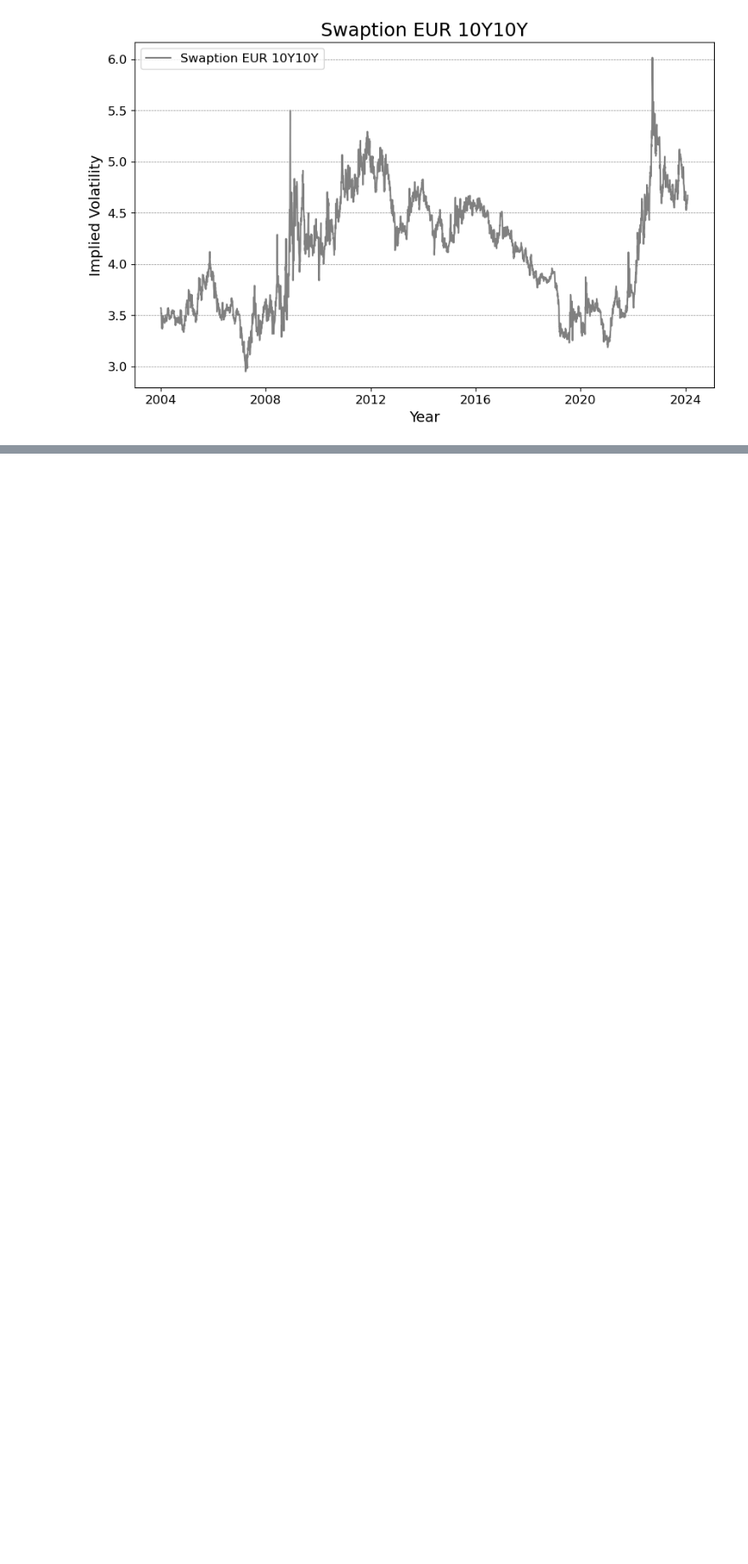
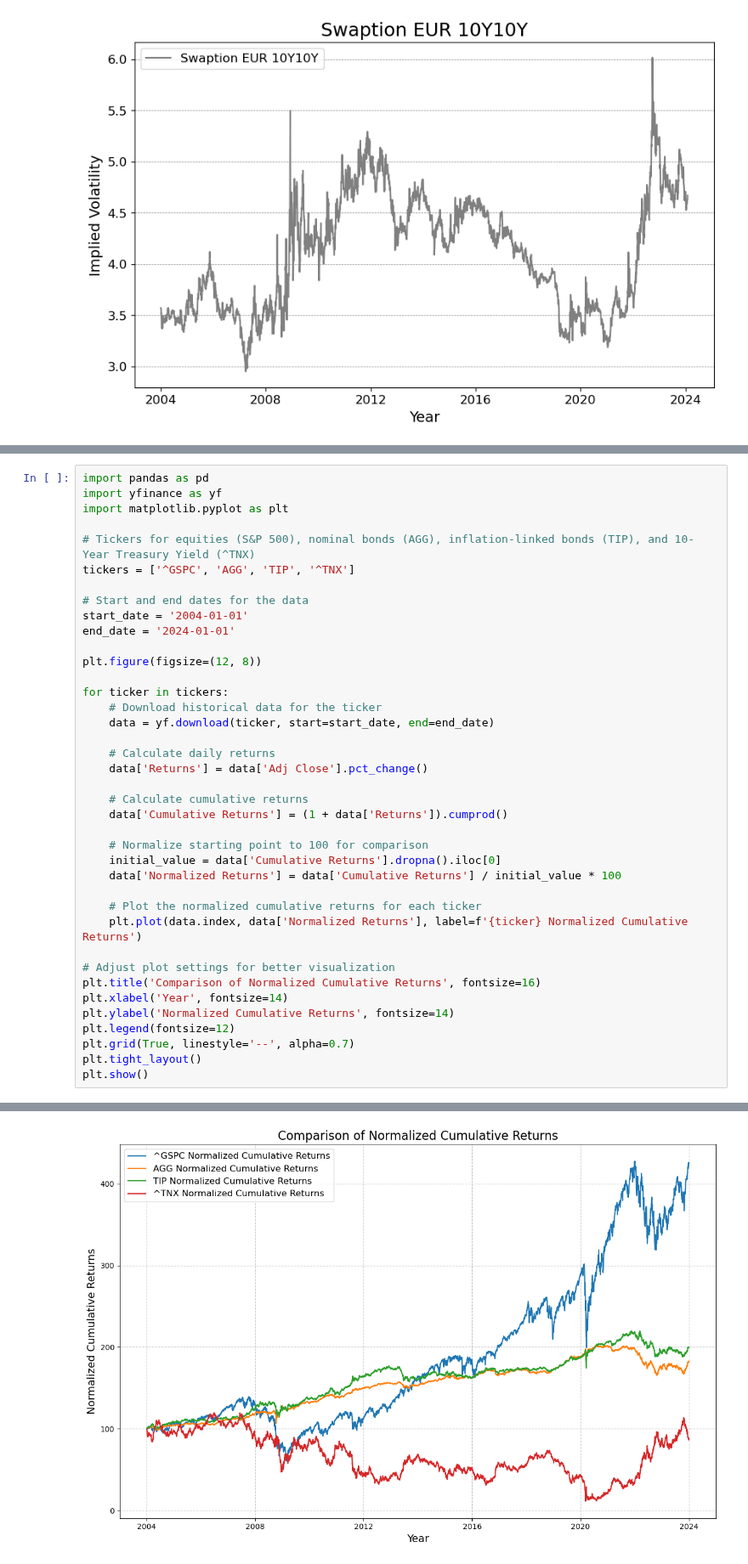
Before and after one commit to NannaOhrt/master_thesis, a Jupyter notebook: main/code/ATM_version2.ipynb, the cells around one changed output, grey strips where cells are left out. Shown at 85% size. Saved outputs shown, nothing was run; the diff lists cells and outputs as text; blank space fills up the shorter version.

Commit message:
add ticker

```diff
--- a/main/code/ATM_version2.ipynb
+++ b/main/code/ATM_version2.ipynb
@@ -40,0 +41,40 @@ plt.show()
+# %%
+import pandas as pd
+import yfinance as yf
+import matplotlib.pyplot as plt
+
+# Tickers for equities (S&P 500), nominal bonds (AGG), inflation-linked bonds (TIP), and 10-Year Treasury Yield (^TNX)
+tickers = ['^GSPC', 'AGG', 'TIP', '^TNX']
+
+# Start and end dates for the data
+start_date = '2004-01-01'
+end_date = '2024-01-01'
+
+plt.figure(figsize=(12, 8))
+
+for ticker in tickers:
+    # Download historical data for the ticker
+    data = yf.download(ticker, start=start_date, end=end_date)
+
+    # Calculate daily returns
+    data['Returns'] = data['Adj Close'].pct_change()
+
+    # Calculate cumulative returns
+    data['Cumulative Returns'] = (1 + data['Returns']).cumprod()
+
+    # Normalize starting point to 100 for comparison
+    initial_value = data['Cumulative Returns'].dropna().iloc[0]
+    data['Normalized Returns'] = data['Cumulative Returns'] / initial_value * 100
+
+    # Plot the normalized cumulative returns for each ticker
+    plt.plot(data.index, data['Normalized Returns'], label=f'{ticker} Normalized Cumulative Returns')
+
+# Adjust plot settings for better visualization
+plt.title('Comparison of Normalized Cumulative Returns', fontsize=16)
+plt.xlabel('Year', fontsize=14)
+plt.ylabel('Normalized Cumulative Returns', fontsize=14)
+plt.legend(fontsize=12)
+plt.grid(True, linestyle='--', alpha=0.7)
+plt.tight_layout()
+plt.show()
+# %% [output]
@@ -40,0 +85 @@ plt.show()
+[figure, added]
```
Also changed, not shown: parts of 2 cells of this notebook.
